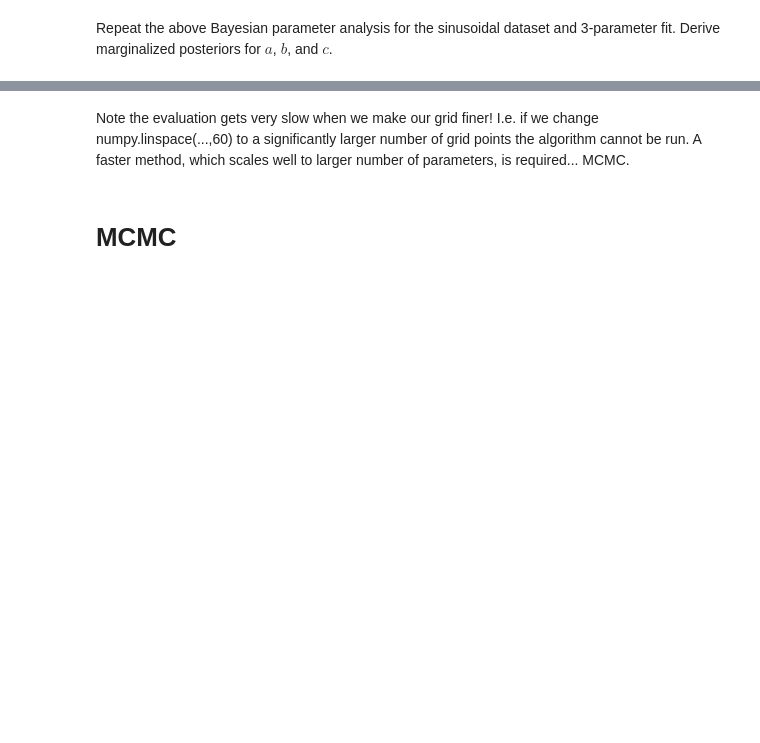
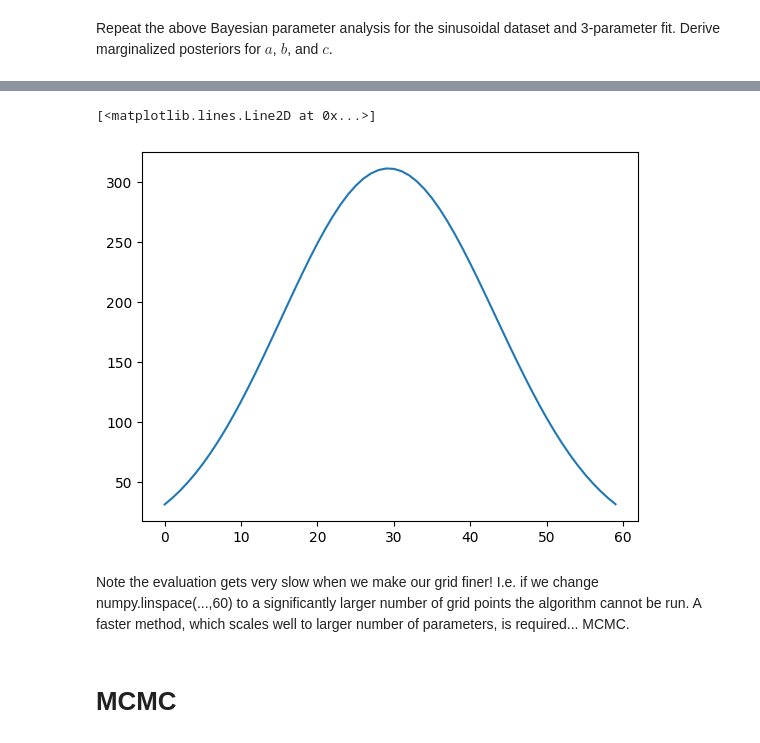
Before and after one commit to muskan097/Cambridge-Training---Data-Science, a Jupyter notebook: courseInfosysNotebookFinal.ipynb, the cells around one changed output, grey strips where cells are left out. Saved outputs shown, nothing was run; the diff lists cells and outputs as text; code cells hidden in the pictures; blank space fills up the shorter version.

```diff
--- a/courseInfosysNotebookFinal.ipynb
+++ b/courseInfosysNotebookFinal.ipynb
@@ -270,3 +296,8 @@ p_a_marg = numpy.sum(ongrid2,axis=(1,2))
+# %%
+plt.plot(p_c_marg)
+# %% [output]
+[<matplotlib.lines.Line2D at 0x...>]
+[figure, added]
 # %% [markdown]
 Note the evaluation gets very slow when we make our grid finer! I.e. if we change numpy.linspace(...,60) to a significantly larger number of grid points the algorithm cannot be run. A faster method, which scales well to larger number of parameters, is required... MCMC.
 # %% [markdown]
```
Also changed, not shown: parts of 8 cells of this notebook.
